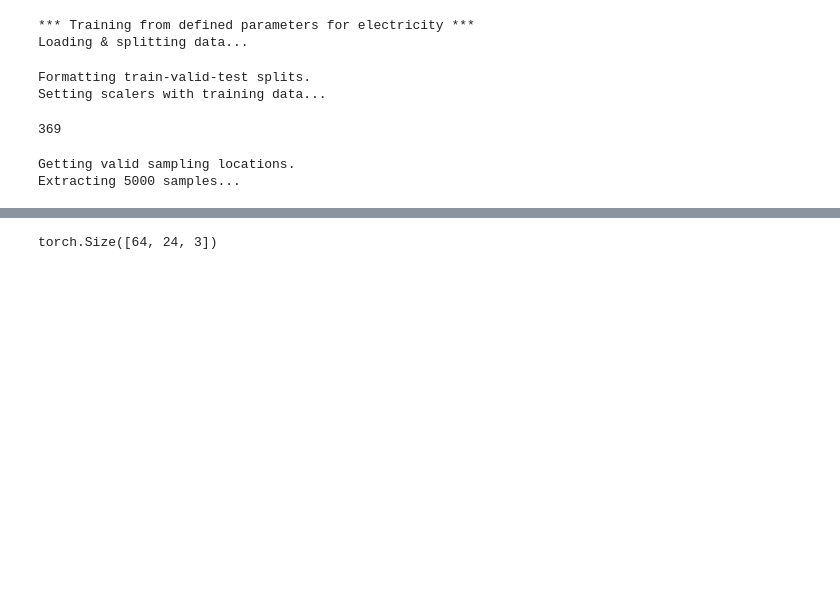
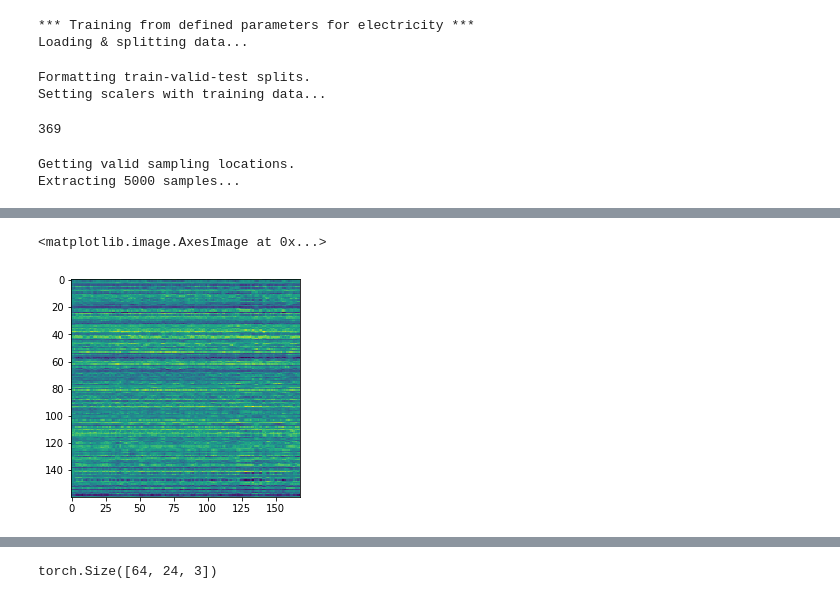
Before and after one commit to mattsherar/Temporal_Fusion_Transform, a Jupyter notebook: trainer.ipynb, the cells around one changed output, grey strips where cells are left out. Drawn from its saved outputs; the diff is of its cells as text; code cells hidden in the pictures; blank space fills up the shorter version.

```diff
--- a/trainer.ipynb
+++ b/trainer.ipynb
@@ -99,0 +124,5 @@ output,encoder_output, decoder_output, attn, attn_output_weights = model.forward
+# %%
+plt.imshow(encoder_ouput[:,0].detach().numpy().T)
+# %% [output]
+<matplotlib.image.AxesImage at 0x...>
+[figure, added]
```
Also changed, not shown: parts of 13 cells of this notebook, 1 other file.
